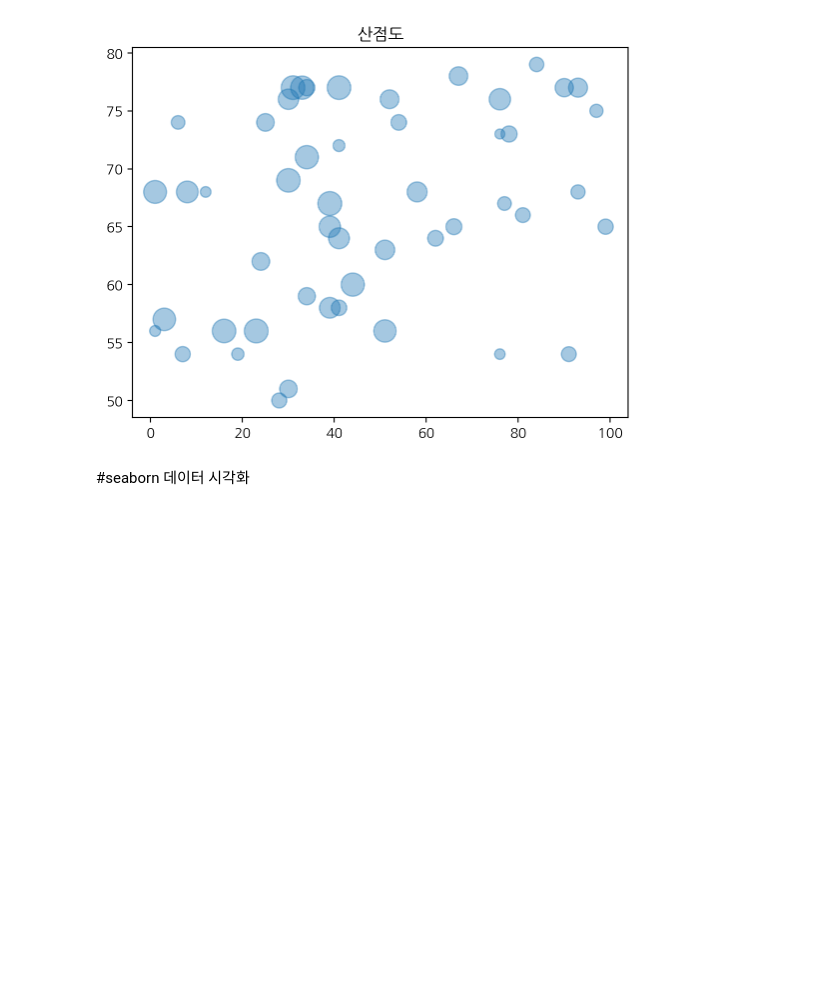
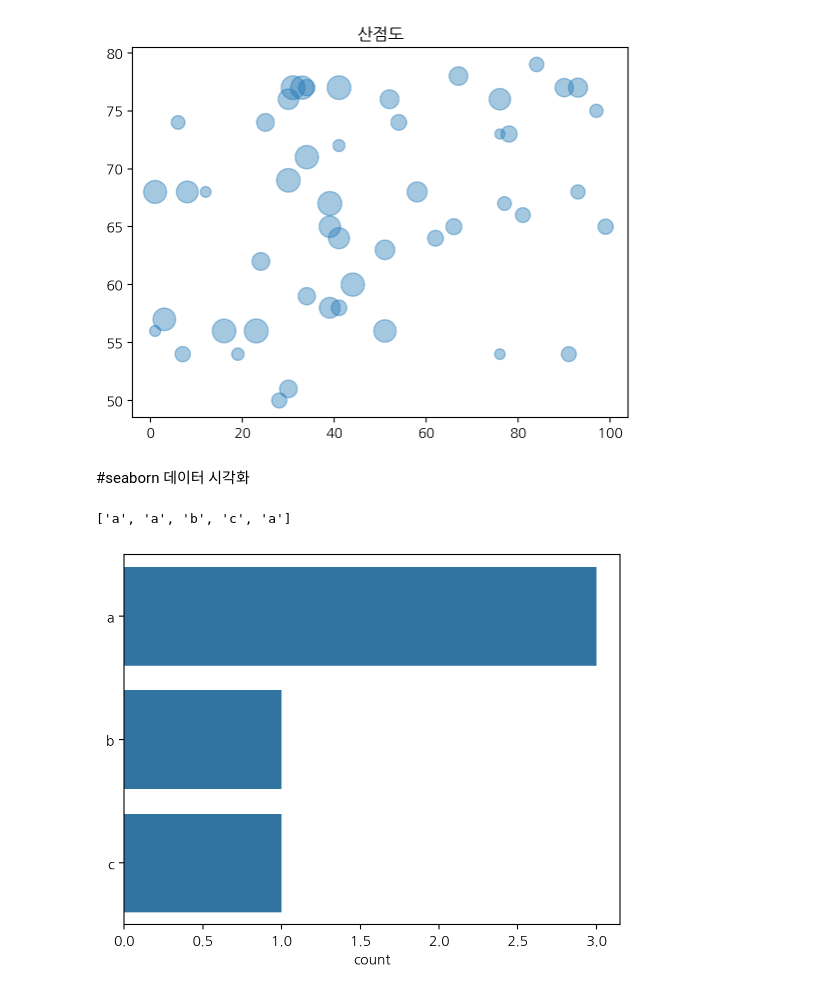
Before and after one commit to jw13k/2024-1-my-BDA, a Jupyter notebook: inclass/01w_0312_tue_bigdata_basic_ipynb.ipynb, the cells around one changed output. Cells and saved outputs as stored; diff of their text form; code cells hidden in the pictures; blank space fills up the shorter version.

```diff
--- a/inclass/01w_0312_tue_bigdata_basic_ipynb.ipynb
+++ b/inclass/01w_0312_tue_bigdata_basic_ipynb.ipynb
@@ -80,3 +80,13 @@ plt.title('산점도');
 [figure]
 # %% [markdown]
 #seaborn 데이터 시각화
+# %%
+var = ['a', 'a', 'b', 'c', 'a']
+var
+# %% [output]
+['a', 'a', 'b', 'c', 'a']
+# %%
+import seaborn as sns
+sns.countplot(var);
+# %% [output]
+[figure, added]
```
Also changed, not shown: parts of 3 cells of this notebook.
